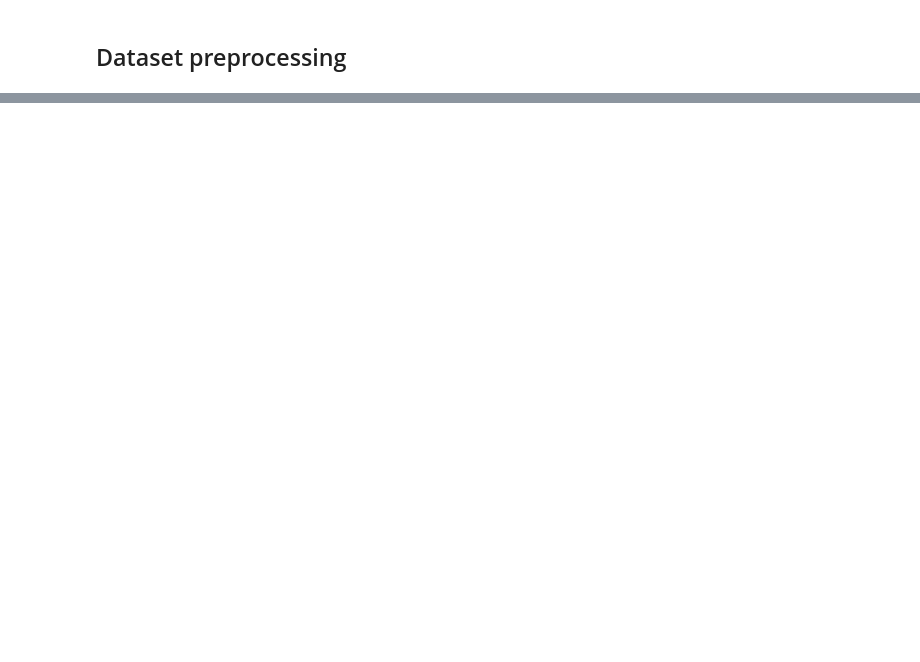
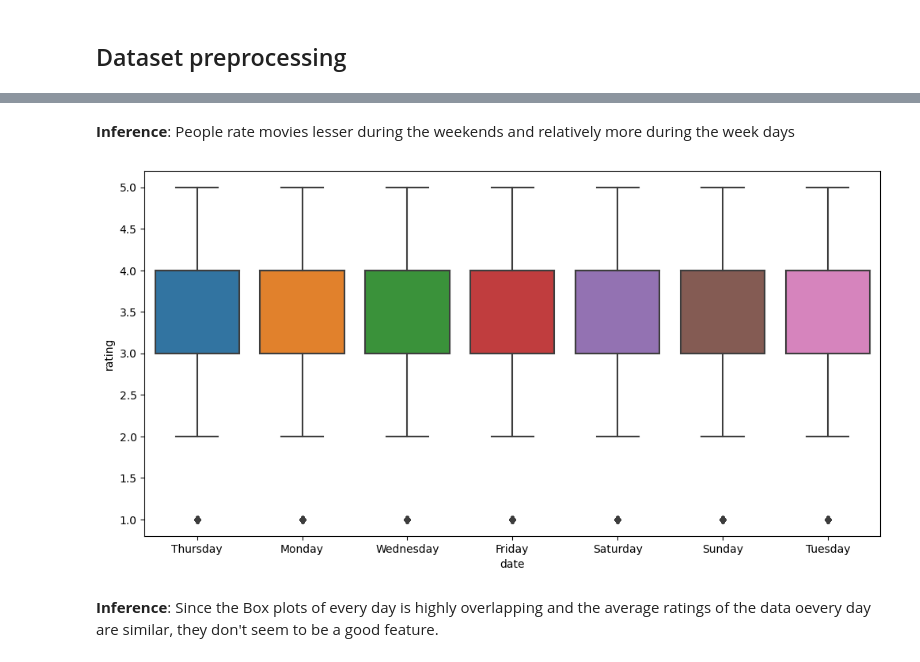
Before and after one commit to ChiragJRana/SWM_Course_Project_Group2, a Jupyter notebook: Code/data_analysis/data_analysis.ipynb, the cells around one changed output, grey strips where cells are left out. Cells and saved outputs as stored; diff of their text form; code cells hidden in the pictures; blank space fills up the shorter version.

```diff
--- a/Code/data_analysis/data_analysis.ipynb
+++ b/Code/data_analysis/data_analysis.ipynb
@@ -91,0 +90,20 @@ Total No of movies : 17770
+# %%
+# if not os.path.isfile('../../dataset/train.csv'):
+#     sep = int(df.shape[0] * 0.80)
+#     train_df = df.iloc[:sep]
+#     train_df.to_csv("../../dataset/train.csv", index=False)
+
+# if not os.path.isfile('../../dataset/test.csv'):
+#     sep = int(df.shape[0] * 0.80)
+#     test_df = df.iloc[sep:]
+#     test_df.to_csv("../../dataset/test.csv", index=False)
+
+train_df = pd.read_csv("../../dataset/train.csv", parse_dates = ['date'])
+test_df = pd.read_csv("../../dataset/test.csv")
+
+# Removing data.csv
+try: os.remove("data.csv")
+except: print("data.csv file is not there")
+# Removing the original dataframe from RAM
+del df
+gc.collect()
@@ -91,0 +189,10 @@ Total No of movies : 17770
+# %% [markdown]
+**Inference**: People rate movies lesser during the weekends and relatively more during the week days
+# %%
+fig = plt.figure(figsize = (12, 6))
+sns.boxplot(y=ratings, x=day_names)
+plt.show()
+# %% [output]
+[figure, added]
+# %% [markdown]
+**Inference**: Since the Box plots of every day is highly overlapping and the average ratings of the data oevery day are similar, they don't seem to be a good feature.
```
Also changed, not shown: parts of 20 cells of this notebook, 3 other files.
